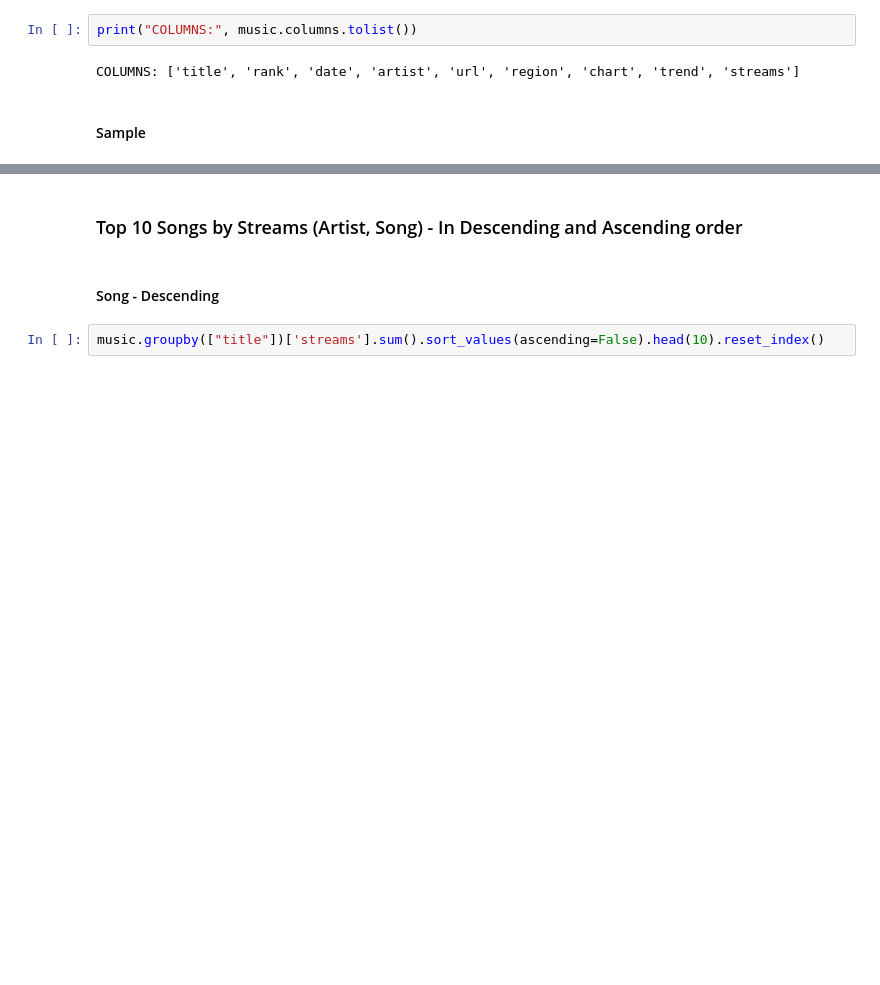
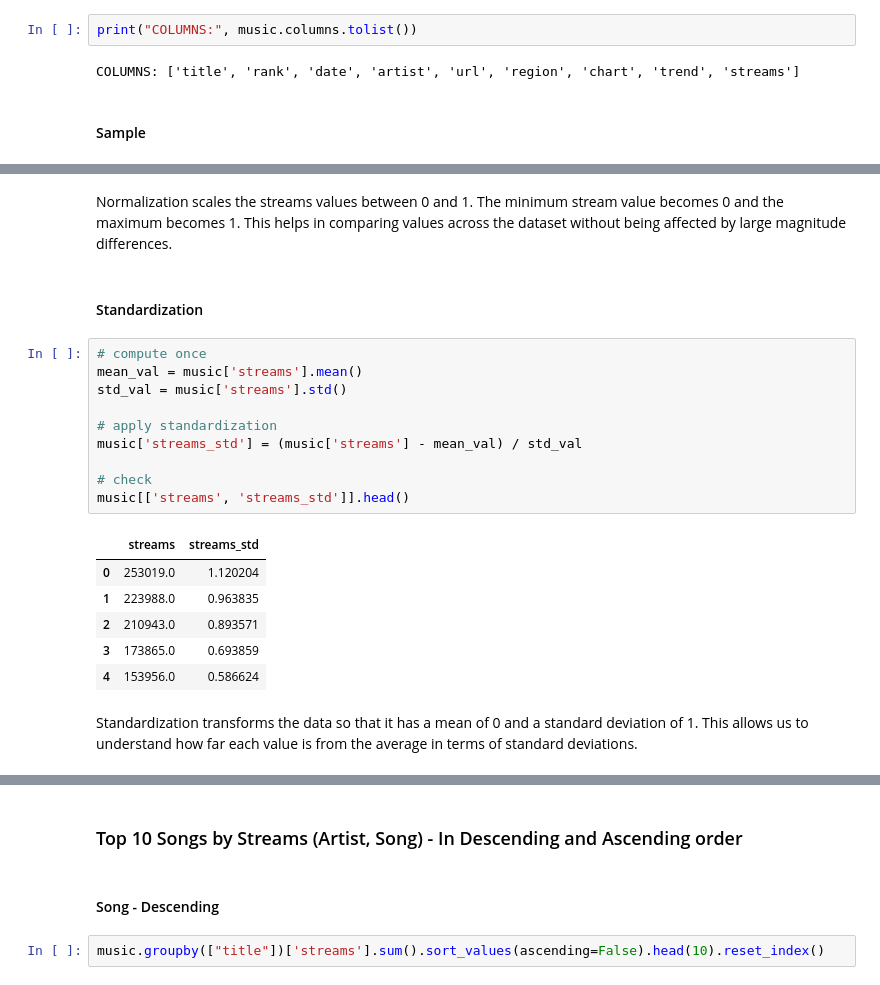
Before and after one commit to NastyaGolovina/Music_Recommendations_Dashboard, a Jupyter notebook: main_notebook.ipynb, the cells around one changed output, grey strips where cells are left out. Cells and saved outputs as stored; diff of their text form; blank space fills up the shorter version.

```diff
--- a/main_notebook.ipynb
+++ b/main_notebook.ipynb
@@ -88,0 +107,23 @@ music.sample(5)
+# %% [markdown]
+Normalization scales the streams values between 0 and 1. The minimum stream value becomes 0 and the maximum becomes 1. This helps in comparing values across the dataset without being affected by large magnitude differences.
+# %% [markdown]
+#### Standardization
+# %%
+# compute once
+mean_val = music['streams'].mean()
+std_val = music['streams'].std()
+
+# apply standardization
+music['streams_std'] = (music['streams'] - mean_val) / std_val
+
+# check
+music[['streams', 'streams_std']].head()
+# %% [output]
+|  | streams | streams_std |
+| 0 | 253019.0 | 1.120204 |
+| 1 | 223988.0 | 0.963835 |
+| 2 | 210943.0 | 0.893571 |
+| 3 | 173865.0 | 0.693859 |
+| 4 | 153956.0 | 0.586624 |
+# %% [markdown]
+Standardization transforms the data so that it has a mean of 0 and a standard deviation of 1. This allows us to understand how far each value is from the average in terms of standard deviations.
```
Also changed, not shown: parts of 3 cells of this notebook.
